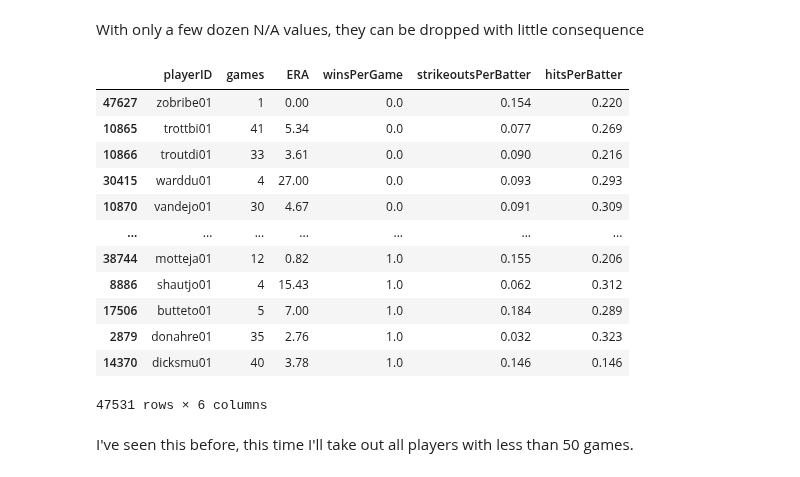
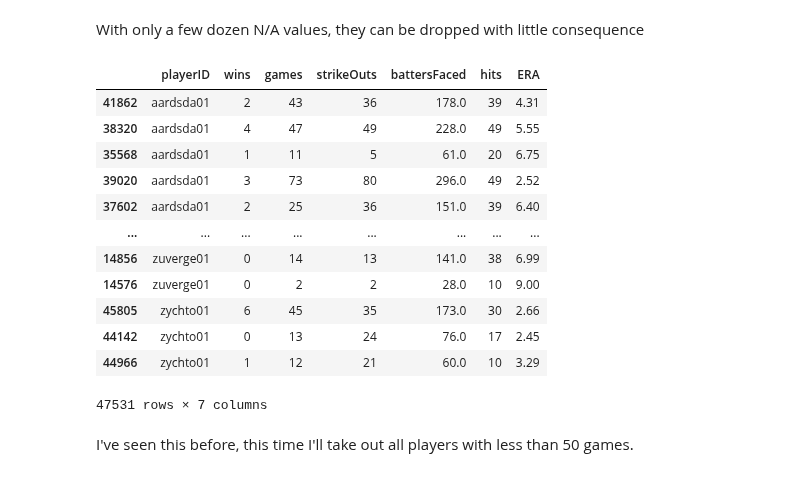
Before and after one commit to aradaha/Baseball-Stats-Project, a Jupyter notebook: Capstone.ipynb, the cells around one changed output. Saved outputs shown, nothing was run; the diff lists cells and outputs as text; code cells hidden in the pictures.

```diff
--- a/Capstone.ipynb
+++ b/Capstone.ipynb
@@ -445,6 +478,22 @@ memory usage: 2.5+ MB
 With only a few dozen N/A values, they can be dropped with little consequence
 # %%
 Pitching = Pitching.dropna()
+# %%
+Pitching.sort_values(by='playerID')
+# %% [output]
+|  | playerID | wins | games | strikeOuts | battersFaced | hits | ERA |
+| 41862 | aardsda01 | 2 | 43 | 36 | 178.0 | 39 | 4.31 |
+| 38320 | aardsda01 | 4 | 47 | 49 | 228.0 | 49 | 5.55 |
+| 35568 | aardsda01 | 1 | 11 | 5 | 61.0 | 20 | 6.75 |
+| 39020 | aardsda01 | 3 | 73 | 80 | 296.0 | 49 | 2.52 |
+| 37602 | aardsda01 | 2 | 25 | 36 | 151.0 | 39 | 6.40 |
+| ... | ... | ... | ... | ... | ... | ... | ... |
+| 14856 | zuverge01 | 0 | 14 | 13 | 141.0 | 38 | 6.99 |
+| 14576 | zuverge01 | 0 | 2 | 2 | 28.0 | 10 | 9.00 |
+| 45805 | zychto01 | 6 | 45 | 35 | 173.0 | 30 | 2.66 |
+| 44142 | zychto01 | 0 | 13 | 24 | 76.0 | 17 | 2.45 |
+| 44966 | zychto01 | 1 | 12 | 21 | 60.0 | 10 | 3.29 |
+47531 rows × 7 columns
 # %%
 def Divide(df, col1, col2, precision):
     stat = []
@@ -461,22 +510,6 @@ Pitching['strikeoutsPerBatter'] = Divide(Pitching, 'strikeOuts', 'battersFaced',
 Pitching['hitsPerBatter'] = Divide(Pitching, 'hits', 'battersFaced', 3)
 # %%
 Pitching.drop(['wins','strikeOuts','battersFaced', 'hits'], axis=1, inplace=True)
-# %%
-Pitching.sort_values(by='winsPerGame')
-# %% [output]
-|  | playerID | games | ERA | winsPerGame | strikeoutsPerBatter | hitsPerBatter |
-| 47627 | zobribe01 | 1 | 0.00 | 0.0 | 0.154 | 0.220 |
-| 10865 | trottbi01 | 41 | 5.34 | 0.0 | 0.077 | 0.269 |
-| 10866 | troutdi01 | 33 | 3.61 | 0.0 | 0.090 | 0.216 |
-| 30415 | warddu01 | 4 | 27.00 | 0.0 | 0.093 | 0.293 |
-| 10870 | vandejo01 | 30 | 4.67 | 0.0 | 0.091 | 0.309 |
-| ... | ... | ... | ... | ... | ... | ... |
-| 38744 | motteja01 | 12 | 0.82 | 1.0 | 0.155 | 0.206 |
-| 8886 | shautjo01 | 4 | 15.43 | 1.0 | 0.062 | 0.312 |
-| 17506 | butteto01 | 5 | 7.00 | 1.0 | 0.184 | 0.289 |
-| 2879 | donahre01 | 35 | 2.76 | 1.0 | 0.032 | 0.323 |
-| 14370 | dicksmu01 | 40 | 3.78 | 1.0 | 0.146 | 0.146 |
-47531 rows × 6 columns
 # %% [markdown]
 I've seen this before, this time I'll take out all players with less than 50 games.
 # %%
```
Also changed, not shown: parts of 32 cells of this notebook, 6 other files.
